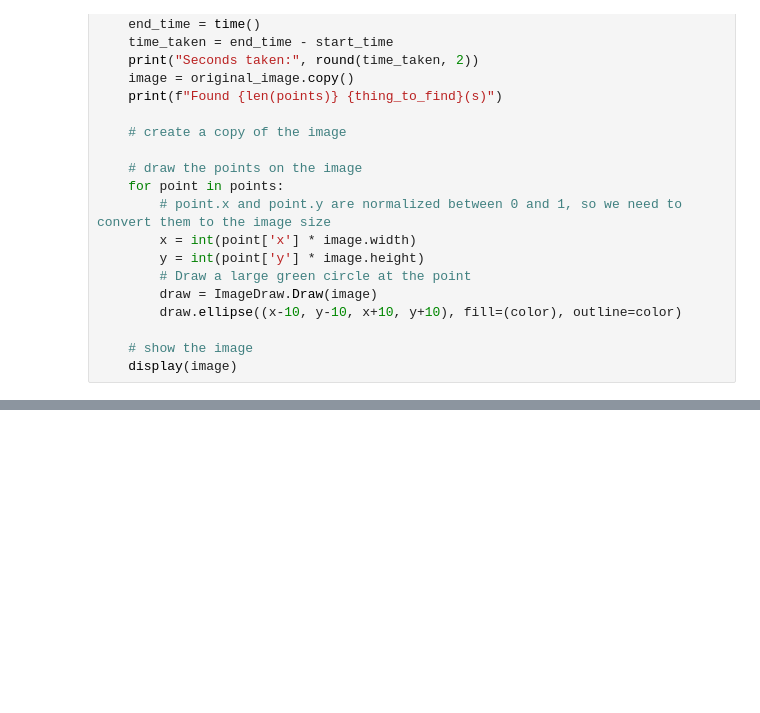
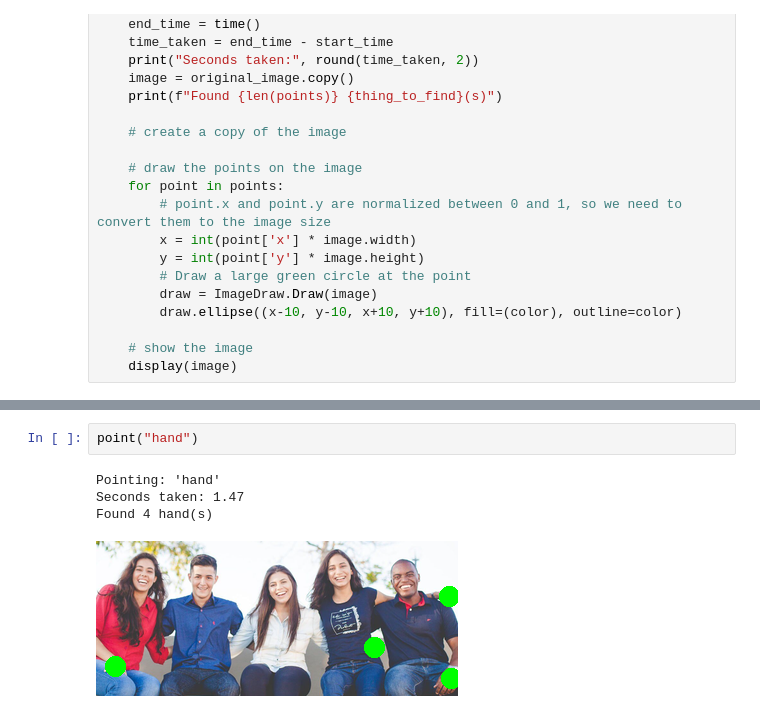
Before and after one commit to brockbrownwork/omnibot_2000, a Jupyter notebook: moondream_test.ipynb, the cells around one changed output, grey strips where cells are left out. Drawn from its saved outputs; the diff is of its cells as text; blank space fills up the shorter version.

```diff
--- a/moondream_test.ipynb
+++ b/moondream_test.ipynb
@@ -104,0 +131,7 @@ Found 6 nose(s)
+# %%
+point("hand")
+# %% [output]
+Pointing: 'hand'
+Seconds taken: 1.47
+Found 4 hand(s)
+[figure, added]
```
Also changed, not shown: parts of 17 cells of this notebook, 3 other files.
